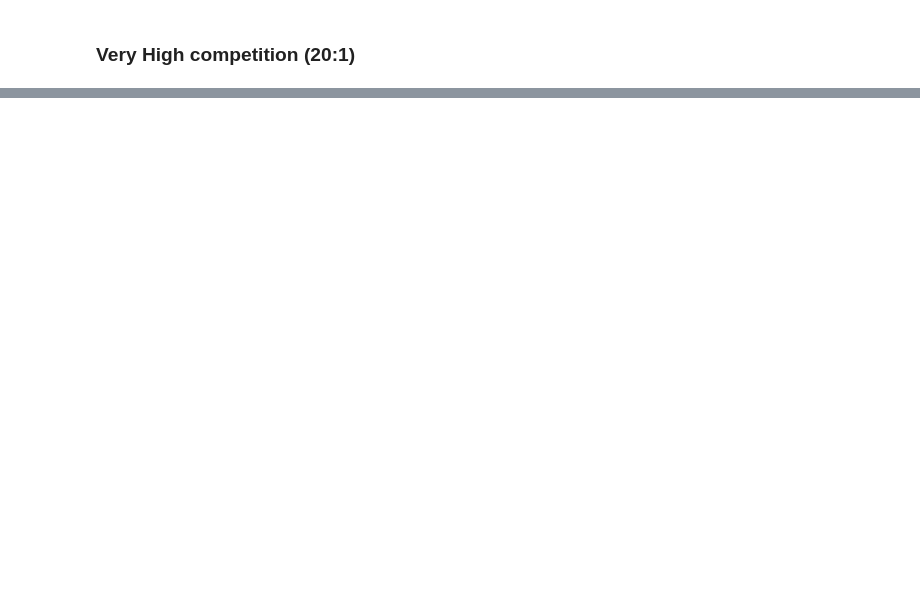
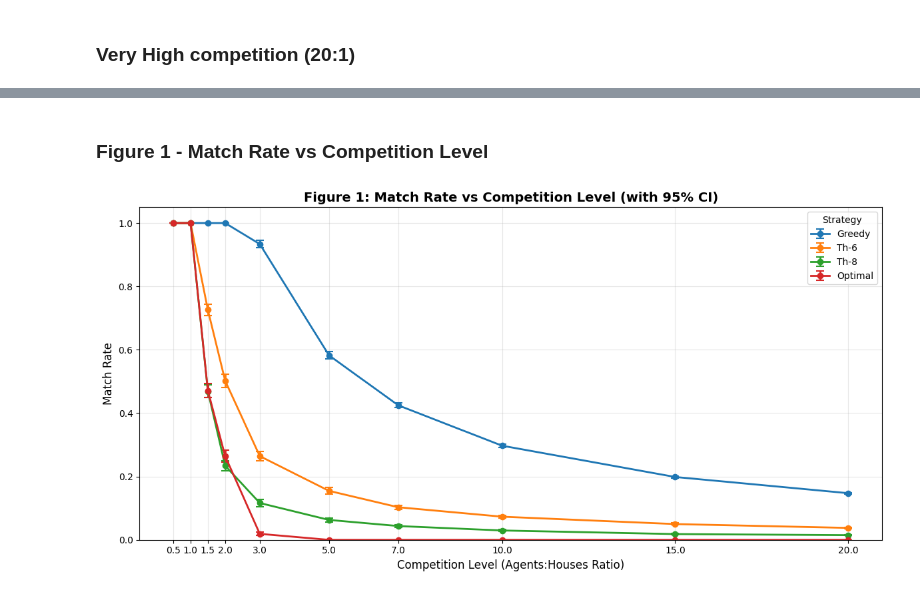
Before and after one commit to EliasSchlie/multi_agent_optimal_stopping, a Jupyter notebook: project_experiments.ipynb, the cells around one changed output, grey strips where cells are left out. Drawn from its saved outputs; the diff is of its cells as text; code cells hidden in the pictures; blank space fills up the shorter version.

Commit message:
Added csv file of the results for quality, avg rounds to match and match rate. Also the grpah was plotted

```diff
--- a/project_experiments.ipynb
+++ b/project_experiments.ipynb
@@ -309,7 +375,7 @@ max_iter = min(n_houses, total_agents) * 2
 results = run_simulations(
     agent_specification=agent_spec_5,
     house_generator=house_gen,
-    num_experiments=1,
+    num_experiments=100,
     max_iter=max_iter
 )
 
@@ -319,23 +385,26 @@ print(f"Average match rate: {np.mean(results.match_rates):.3f} ± {np.std(result
 print(f"Average rounds: {np.mean(results.rounds_taken):.1f} ± {np.std(results.rounds_taken):.1f}")
 
 #Results
-print("\nPOLICY PERFORMANCE:")
-print("-" * 60)
-print(f"{'Policy':<20} {'Match Rate':<12} {'Avg Quality':<12} {'Avg Rounds':<12} {'Matches':<8} {'Unmatched':<10}")
-print("-" * 60)
+print(f"\nNumber of rounds: {results.num_experiments}")
+print("POLICY PERFORMANCE:")
+print("-" * 130)
+print(f"{'Policy':<20} {'Match Rate':<12} {'Avg Quality':<12} {'Avg Rounds':<12} {'Avg Rounds with Unmatched':<28} {'Number of Matches':<18} {'Number of Unmatch':<10}")
+print("-" * 130)
 
 for policy_name, stats in results.policy_stats.items():
     match_rate = stats['matches'] / stats['total_agents']
     avg_quality = np.mean(stats['qualities']) if stats['qualities'] else 0
     avg_rounds = np.mean(stats['rounds_to_match']) if stats['rounds_to_match'] else 0
+    avg_rounds_with_unmatched = np.mean(stats['rounds_all_agents']) if stats['rounds_all_agents'] else 0
 
     print(f"{policy_name:<20} "
             f"{match_rate:<12.3f} "
             f"{avg_quality:<12.3f} "
             f"{avg_rounds:<12.1f} "
-            f"{stats['matches']:<8} "
-            f"{stats['unmatches']:<10}")
-print("=" * 60)
+            f"{avg_rounds_with_unmatched:<29.1f}"
+            f"{stats['matches']:<18} "
+            f"{stats['unmatches']:<12}")
+print("=" * 130)
 # %% [output]
 Average efficiency: 1.000 ± 0.000
 Average match rate: 0.050 ± 0.000
@@ -352,0 +564,57 @@ Optimal_Stopping     0.000        0.000        0.0          0        200
+# %% [markdown]
+### Figure 1 - Match Rate vs Competition Level
+# %%
+import matplotlib.pyplot as plt
+
+# Read the summary CSV file with 95% CI
+match_rate_summary = pd.read_csv('summary_match_rate.csv')
+
+# Map competition levels to numeric values
+competition_map = {
+    0.5: 0.5,
+    1: 1,
+    1.5: 1.5,
+    2: 2,
+    3: 3,
+    5: 5,
+    7: 7,
+    10: 10,
+    15: 15,
+    20: 20
+}
+
+# Create the plot
+plt.figure(figsize=(12, 6))
+
+# Plot each policy as a separate line with error bars
+for policy in ['Greedy', 'Threshold_6', 'Threshold_8', 'Optimal_Stopping']:
+    policy_data = match_rate_summary[match_rate_summary['policy'] == policy].sort_values('competition')
+
+    # Map policy names for legend
+    legend_name = policy.replace('Threshold_6', 'Th-6').replace('Threshold_8', 'Th-8').replace('Optimal_Stopping', 'Optimal')
+
+    # Calculate error bar values (distance from mean to CI bounds)
+    lower_error = policy_data['mean_match'] - policy_data['ci_low']
+    upper_error = policy_data['ci_high'] - policy_data['mean_match']
+
+    plt.errorbar(policy_data['competition'],
+                 policy_data['mean_match'],
+                 yerr=[lower_error, upper_error],
+                 marker='o',
+                 linewidth=2,
+                 capsize=4,
+                 capthick=1.5,
+                 label=legend_name)
+
+plt.xlabel('Competition Level (Agents:Houses Ratio)', fontsize=12)
+plt.ylabel('Match Rate', fontsize=12)
+plt.title('Figure 1: Match Rate vs Competition Level (with 95% CI)', fontsize=14, fontweight='bold')
+plt.legend(title='Strategy', fontsize=10)
+plt.grid(True, alpha=0.3)
+plt.xticks([0.5, 1, 1.5, 2, 3, 5, 7, 10, 15, 20])
+plt.ylim(0, 1.05)
+
+plt.tight_layout()
+plt.show()
+# %% [output]
+[figure, added]
```
Also changed, not shown: parts of 16 cells of this notebook, 5 other files.
